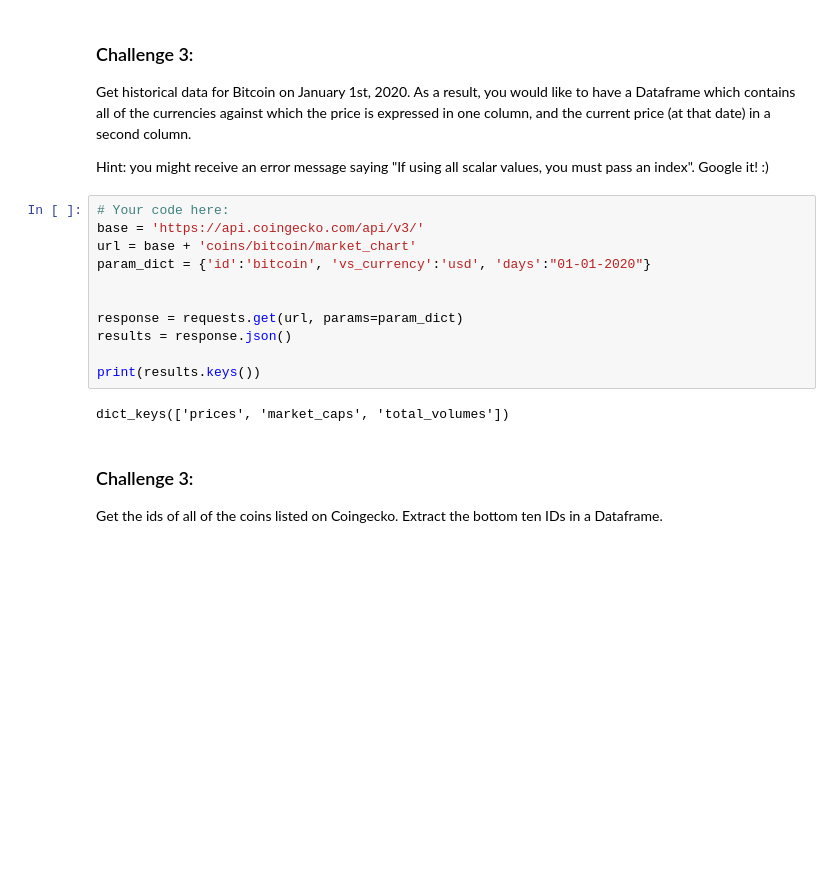
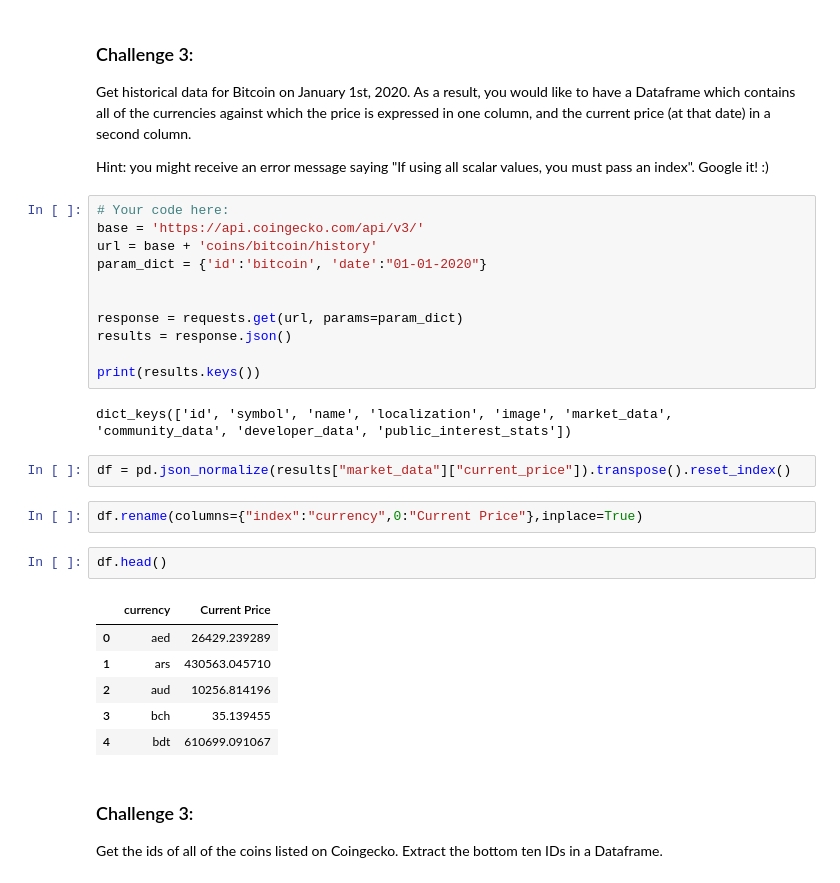
Before and after one commit to cabulut/data-pt-ber-08-20, a Jupyter notebook: Labs/module-1_labs/05_api-web-scraping/01_lab-coingecko-api/your code/main_done.ipynb, the cells around one changed output. Cells and saved outputs as stored; diff of their text form; blank space fills up the shorter version.

```diff
--- a/Labs/module-1_labs/05_api-web-scraping/01_lab-coingecko-api/your code/main_done.ipynb
+++ b/Labs/module-1_labs/05_api-web-scraping/01_lab-coingecko-api/your code/main_done.ipynb
@@ -127,8 +127,8 @@ Hint: you might receive an error message saying "If using all scalar values, you
 # %%
 # Your code here:
 base = 'https://api.coingecko.com/api/v3/'
-url = base + 'coins/bitcoin/market_chart'
-param_dict = {'id':'bitcoin', 'vs_currency':'usd', 'days':"01-01-2020"}
+url = base + 'coins/bitcoin/history'
+param_dict = {'id':'bitcoin', 'date':"01-01-2020"}
 
 
 response = requests.get(url, params=param_dict)
@@ -136,7 +136,20 @@ results = response.json()
 
 print(results.keys())
 # %% [output]
-dict_keys(['prices', 'market_caps', 'total_volumes'])
+dict_keys(['id', 'symbol', 'name', 'localization', 'image', 'market_data', 'community_data', 'developer_data', 'public_interest_stats'])
+# %%
+df = pd.json_normalize(results["market_data"]["current_price"]).transpose().reset_index()
+# %%
+df.rename(columns={"index":"currency",0:"Current Price"},inplace=True)
+# %%
+df.head()
+# %% [output]
+|  | currency | Current Price |
+| 0 | aed | 26429.239289 |
+| 1 | ars | 430563.045710 |
+| 2 | aud | 10256.814196 |
+| 3 | bch | 35.139455 |
+| 4 | bdt | 610699.091067 |
 # %% [markdown]
 ### Challenge 3:
 
```
Also changed, not shown: parts of 6 cells of this notebook.
